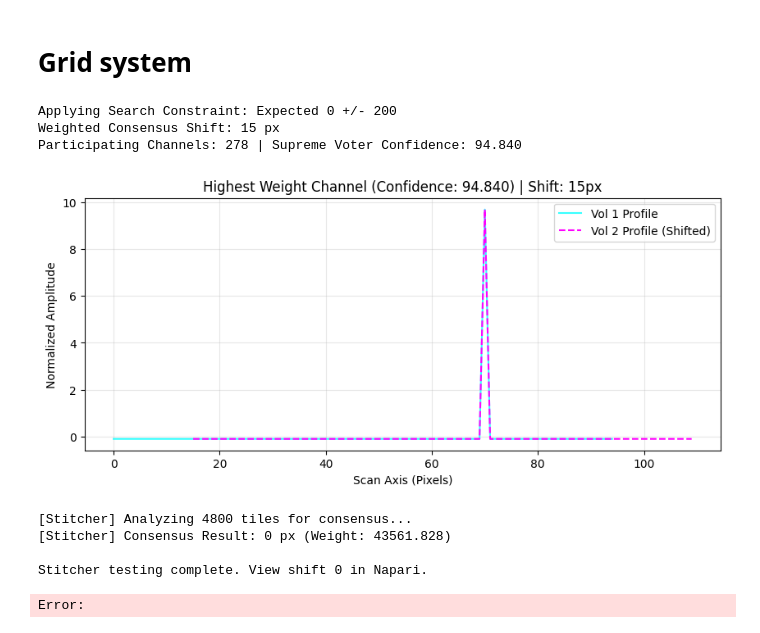
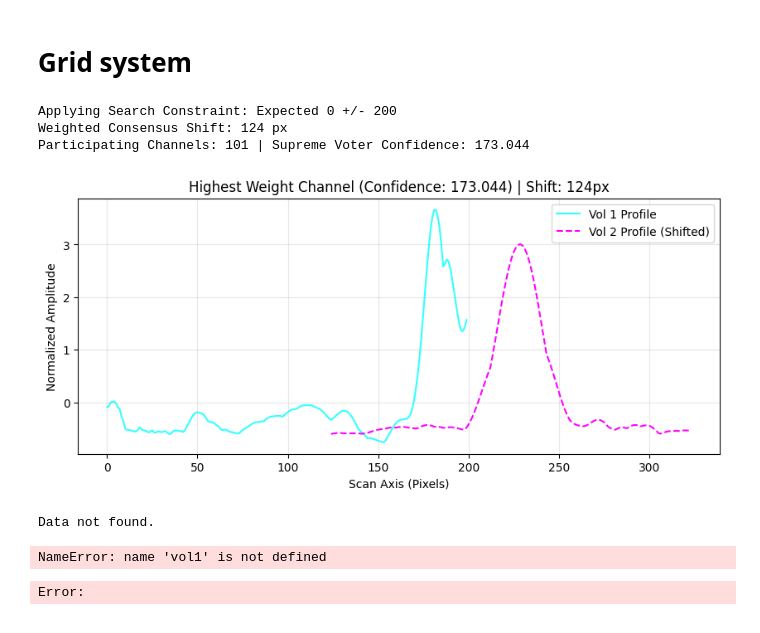
Before and after one commit to bibi848/signal-processing-G2066, a Jupyter notebook: STITCHING/3D_stitch_2_images_improved.ipynb, the cells around one changed output. Saved outputs shown, nothing was run; the diff lists cells and outputs as text; code cells hidden in the pictures.

```diff
--- a/STITCHING/3D_stitch_2_images_improved.ipynb
+++ b/STITCHING/3D_stitch_2_images_improved.ipynb
@@ -390,46 +390,46 @@ class TFMStitcher:
 # ==========================================
 if __name__ == "__main__":
     # Update directory path as needed
-    IN_DIR = Path.cwd().parent /'SYNTHETIC NPY' / 'stitching_test'
+    IN_DIR = Path.cwd().parent /'DATA' / '2D TFM Data' / 'FeC Smile 3MHz 04022026 Filtered Old'
 
     try:
-        vol1_raw = np.load(IN_DIR / "subvol_0_0_0.npy")
-        vol2_raw = np.load(IN_DIR / "subvol_0_0_1.npy")
+        vol1_raw = np.load(IN_DIR / "FeC_40_4_filtered_3D_TFM.npy")
+        vol2_raw = np.load(IN_DIR / "FeC_40_3_filtered_3D_TFM.npy")
     except FileNotFoundError:
         print("Data files not found.")
         exit()
 
     stitcher = TFMStitcher(vol1_raw, vol2_raw, scan_axis=2)
 
     # Grid search: (60 rows by 20 columns)
     # expected_shift and tolerance keep the math tied to physical reality
     shift = stitcher.find_optimal_shift(
         grid_size=(60, 20),
         ignore_top=15,
         ignore_bottom=0,
         expected_shift=0,
         tolerance=200
     )
 
     stitcher.plot_winner()
     result = stitcher.stitch(blend_mode='linear')
 
     # Visual Inspection in Napari
     viewer = napari.Viewer()
     clim = [0, np.percentile(vol1_raw, 99.9)]
 
     viewer.add_image(vol1_raw, name='Vol1 (Cyan)', colormap='cyan', contrast_limits=clim)
 
     trans = [0, 0, 0]; trans[2] = shift
     viewer.add_image(vol2_raw, name='Vol2 (Magenta) [Shifted]', colormap='magenta', translate=trans, contrast_limits=clim)
 
     viewer.add_image(result, name='Weighted_Stitched_Result', contrast_limits=clim)
     napari.run()
 # %% [output]
 Applying Search Constraint: Expected 0 +/- 200
-Weighted Consensus Shift: 15 px
-Participating Channels: 278 | Supreme Voter Confidence: 94.840
+Weighted Consensus Shift: 124 px
+Participating Channels: 101 | Supreme Voter Confidence: 173.044
-[figure, old version]
+[figure, new version]
 # %%
 import numpy as np
 import matplotlib.pyplot as plt
@@ -507,7 +507,7 @@ def run_stitcher_test(vol1, vol2, axis=2, grid=(60, 20), expected=0, tolerance=2
 # 2. STANDALONE STITCHER EXECUTION
 # ==========================================
 if __name__ == "__main__":
-    IN_DIR = Path.cwd().parent / 'DATA' / '2D TFM Data' / 'Al Hole 3MHz 28012026 Filtered'
+    IN_DIR = Path.cwd().parent / 'DATA' / '2D TFM Data' / 'FeC Smile 3MHz 04022026 Filtered'
 
     try:
         vol1 = np.load(IN_DIR / "Al_40_1_filtered_3D_TFM.npy")
@@ -540,8 +540,6 @@ if __name__ == "__main__":
     print(f"\nStitcher testing complete. View shift {stitch_shift} in Napari.")
     napari.run()
 # %% [output]
-[Stitcher] Analyzing 4800 tiles for consensus...
-[Stitcher] Consensus Result: 0 px (Weight: 43561.828)
-
-Stitcher testing complete. View shift 0 in Napari.
+Data not found.
-Error:
+NameError: name 'vol1' is not defined
+Error:
```
Also changed, not shown: 1 other file.
